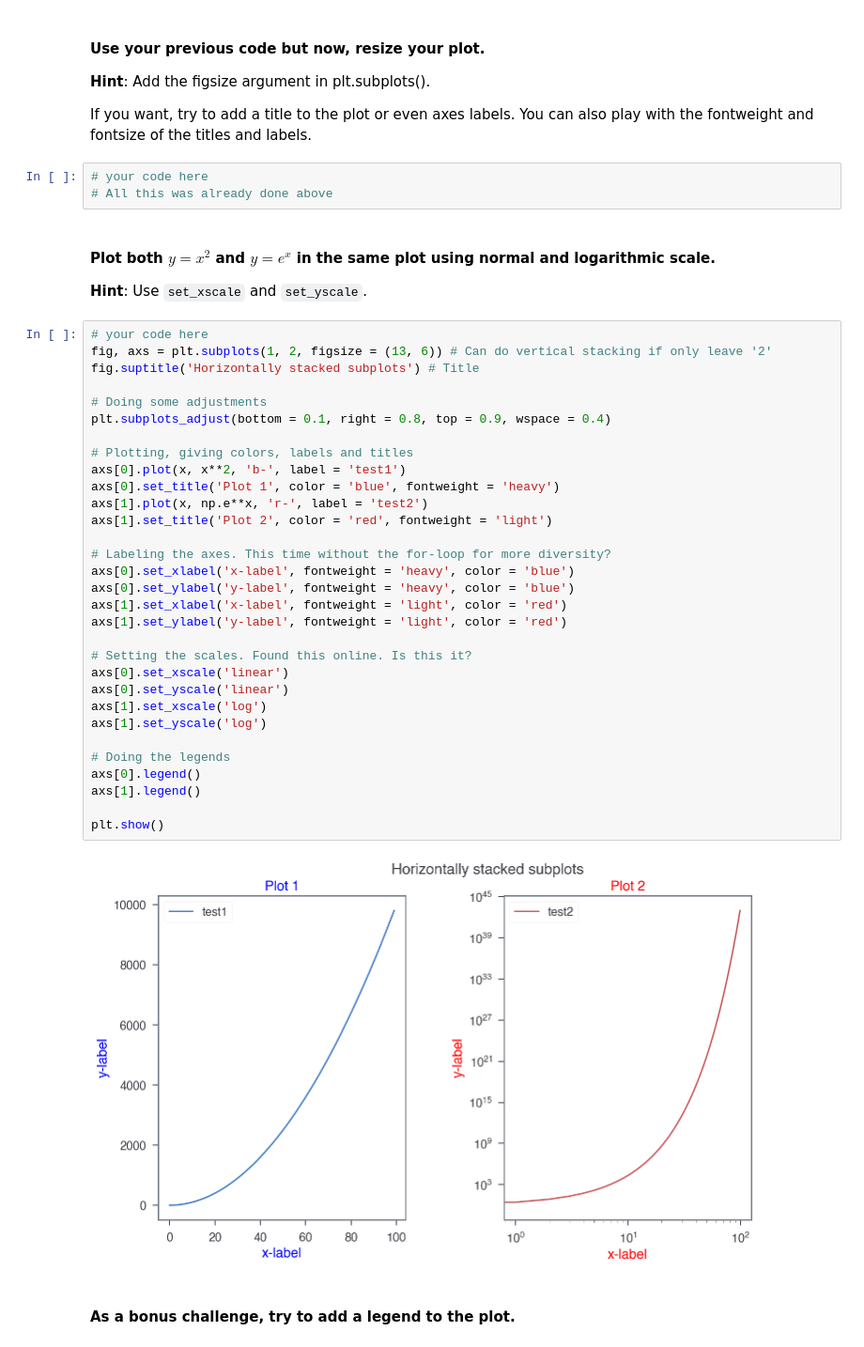
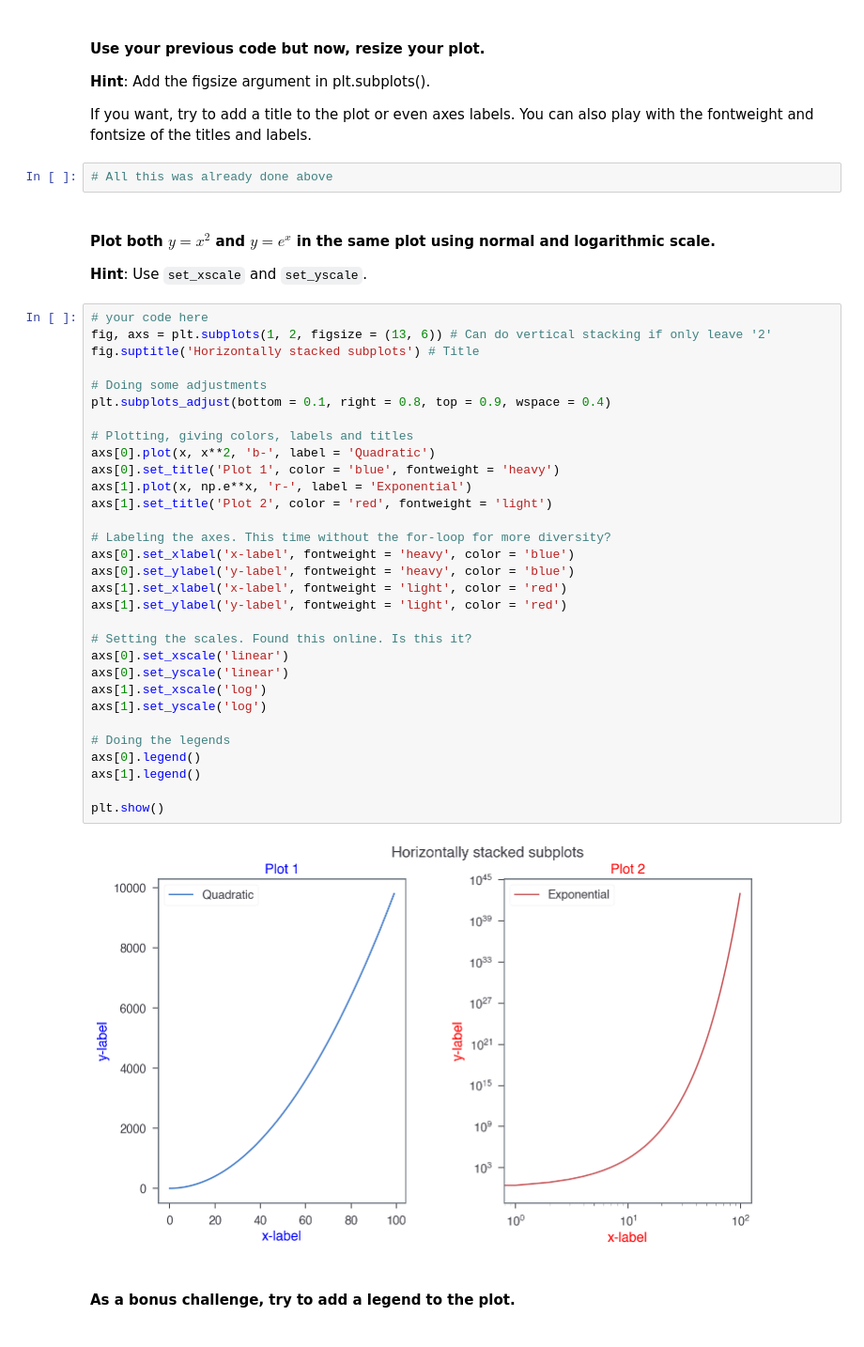
Before and after one commit to ta-data-lis/lab-matplotlib-seaborn, a Jupyter notebook: your-code/main.ipynb, the cells around one changed output. Shown at 94% size. Saved outputs shown, nothing was run; the diff lists cells and outputs as text.

```diff
--- a/your-code/main.ipynb
+++ b/your-code/main.ipynb
@@ -80,7 +80,6 @@ plt.show()
 
 If you want, try to add a title to the plot or even axes labels. You can also play with the fontweight and fontsize of the titles and labels.
 # %%
-# your code here
 # All this was already done above
 # %% [markdown]
 #### Plot both $y=x^2$ and $y=e^x$ in the same plot using normal and logarithmic scale.
@@ -88,36 +87,36 @@ If you want, try to add a title to the plot or even axes labels. You can also pl
 # %%
 # your code here
 fig, axs = plt.subplots(1, 2, figsize = (13, 6)) # Can do vertical stacking if only leave '2'
 fig.suptitle('Horizontally stacked subplots') # Title
 
 # Doing some adjustments
 plt.subplots_adjust(bottom = 0.1, right = 0.8, top = 0.9, wspace = 0.4)
 
 # Plotting, giving colors, labels and titles
-axs[0].plot(x, x**2, 'b-', label = 'test1')
+axs[0].plot(x, x**2, 'b-', label = 'Quadratic')
 axs[0].set_title('Plot 1', color = 'blue', fontweight = 'heavy')
-axs[1].plot(x, np.e**x, 'r-', label = 'test2')
+axs[1].plot(x, np.e**x, 'r-', label = 'Exponential')
 axs[1].set_title('Plot 2', color = 'red', fontweight = 'light')
 
 # Labeling the axes. This time without the for-loop for more diversity?
 axs[0].set_xlabel('x-label', fontweight = 'heavy', color = 'blue')
 axs[0].set_ylabel('y-label', fontweight = 'heavy', color = 'blue')
 axs[1].set_xlabel('x-label', fontweight = 'light', color = 'red')
 axs[1].set_ylabel('y-label', fontweight = 'light', color = 'red')
 
 # Setting the scales. Found this online. Is this it?
 axs[0].set_xscale('linear')
 axs[0].set_yscale('linear')
 axs[1].set_xscale('log')
 axs[1].set_yscale('log')
 
 # Doing the legends
 axs[0].legend()
 axs[1].legend()
 
 plt.show()
 # %% [output]
-[figure, old version]
+[figure, new version]
 # %% [markdown]
 #### As a bonus challenge, try to add a legend to the plot.
 # %%
```
Also changed, not shown: parts of 16 cells of this notebook.
